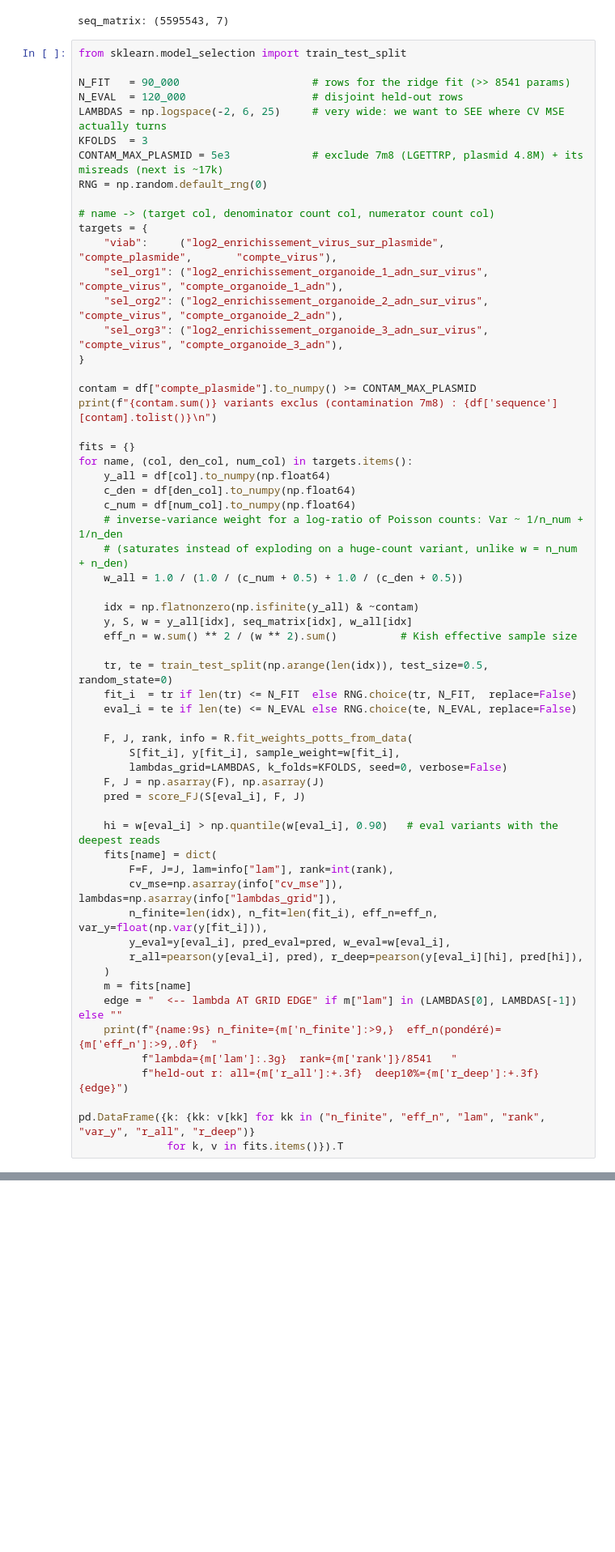
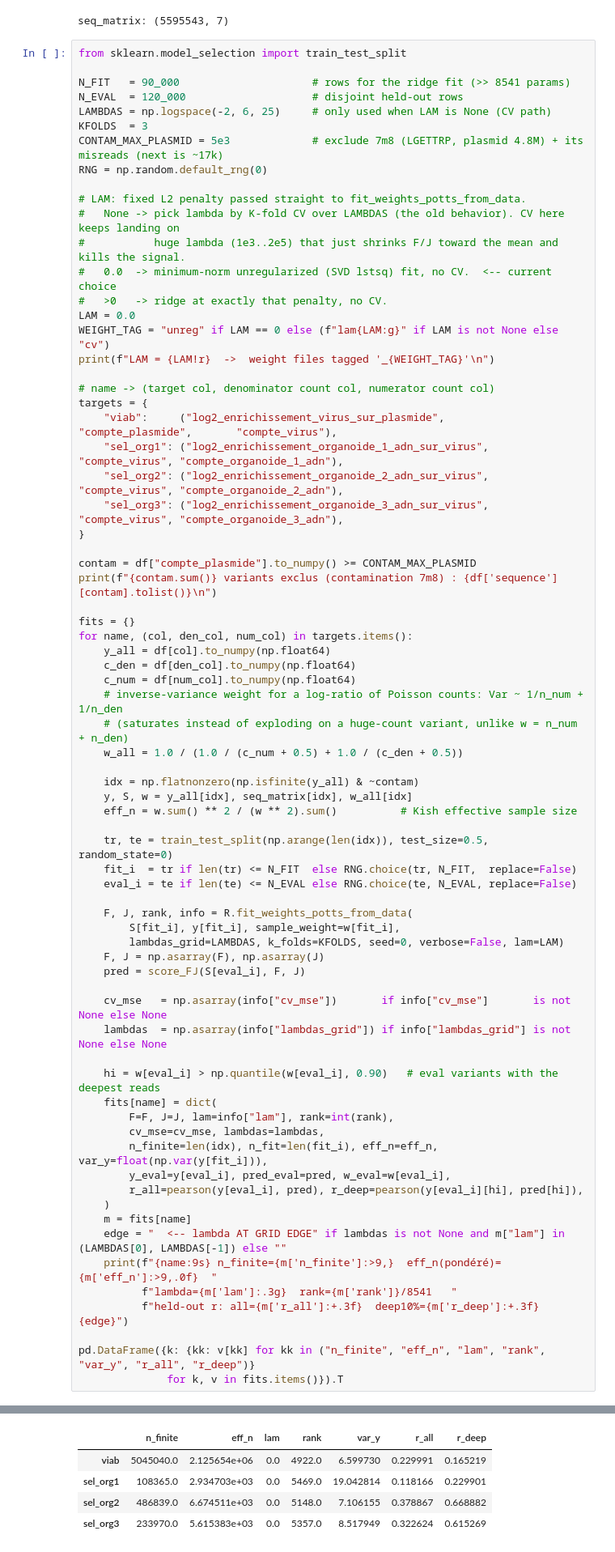
Before and after one commit to merlin-cc/Directed-Evolution-loop, a Jupyter notebook: Modelization_V2/notebooks/notebooks/Selectivity/AAV5/AAV5_SEL_analysis.ipynb, the cells around one changed output, grey strips where cells are left out. Shown at 81% size. Saved outputs shown, nothing was run; the diff lists cells and outputs as text; blank space fills up the shorter version.

```diff
--- a/Modelization_V2/notebooks/notebooks/Selectivity/AAV5/AAV5_SEL_analysis.ipynb
+++ b/Modelization_V2/notebooks/notebooks/Selectivity/AAV5/AAV5_SEL_analysis.ipynb
@@ -251,10 +251,19 @@ from sklearn.model_selection import train_test_split
 
 N_FIT   = 90_000                     # rows for the ridge fit (>> 8541 params)
 N_EVAL  = 120_000                    # disjoint held-out rows
-LAMBDAS = np.logspace(-2, 6, 25)     # very wide: we want to SEE where CV MSE actually turns
+LAMBDAS = np.logspace(-2, 6, 25)     # only used when LAM is None (CV path)
 KFOLDS  = 3
 CONTAM_MAX_PLASMID = 5e3             # exclude 7m8 (LGETTRP, plasmid 4.8M) + its misreads (next is ~17k)
 RNG = np.random.default_rng(0)
+
+# LAM: fixed L2 penalty passed straight to fit_weights_potts_from_data.
+#   None -> pick lambda by K-fold CV over LAMBDAS (the old behavior). CV here keeps landing on
+#           huge lambda (1e3..2e5) that just shrinks F/J toward the mean and kills the signal.
+#   0.0  -> minimum-norm unregularized (SVD lstsq) fit, no CV.  <-- current choice
+#   >0   -> ridge at exactly that penalty, no CV.
+LAM = 0.0
+WEIGHT_TAG = "unreg" if LAM == 0 else (f"lam{LAM:g}" if LAM is not None else "cv")
+print(f"LAM = {LAM!r}  ->  weight files tagged '_{WEIGHT_TAG}'\n")
 
 # name -> (target col, denominator count col, numerator count col)
 targets = {
@@ -286,20 +295,23 @@ for name, (col, den_col, num_col) in targets.items():
 
     F, J, rank, info = R.fit_weights_potts_from_data(
         S[fit_i], y[fit_i], sample_weight=w[fit_i],
-        lambdas_grid=LAMBDAS, k_folds=KFOLDS, seed=0, verbose=False)
+        lambdas_grid=LAMBDAS, k_folds=KFOLDS, seed=0, verbose=False, lam=LAM)
     F, J = np.asarray(F), np.asarray(J)
     pred = score_FJ(S[eval_i], F, J)
+
+    cv_mse   = np.asarray(info["cv_mse"])       if info["cv_mse"]       is not None else None
+    lambdas  = np.asarray(info["lambdas_grid"]) if info["lambdas_grid"] is not None else None
 
     hi = w[eval_i] > np.quantile(w[eval_i], 0.90)   # eval variants with the deepest reads
     fits[name] = dict(
         F=F, J=J, lam=info["lam"], rank=int(rank),
-        cv_mse=np.asarray(info["cv_mse"]), lambdas=np.asarray(info["lambdas_grid"]),
+        cv_mse=cv_mse, lambdas=lambdas,
         n_finite=len(idx), n_fit=len(fit_i), eff_n=eff_n, var_y=float(np.var(y[fit_i])),
         y_eval=y[eval_i], pred_eval=pred, w_eval=w[eval_i],
         r_all=pearson(y[eval_i], pred), r_deep=pearson(y[eval_i][hi], pred[hi]),
     )
     m = fits[name]
-    edge = "  <-- lambda AT GRID EDGE" if m["lam"] in (LAMBDAS[0], LAMBDAS[-1]) else ""
+    edge = "  <-- lambda AT GRID EDGE" if lambdas is not None and m["lam"] in (LAMBDAS[0], LAMBDAS[-1]) else ""
     print(f"{name:9s} n_finite={m['n_finite']:>9,}  eff_n(pondéré)={m['eff_n']:>9,.0f}  "
           f"lambda={m['lam']:.3g}  rank={m['rank']}/8541   "
           f"held-out r: all={m['r_all']:+.3f}  deep10%={m['r_deep']:+.3f}{edge}")
@@ -313,3 +330,8 @@ sel_org1  n_finite=  108,365  eff_n(pondéré)=    2,935  lambda=2.15e+05  rank=
+|  | n_finite | eff_n | lam | rank | var_y | r_all | r_deep |
+| viab | 5045040.0 | 2.125654e+06 | 0.0 | 4922.0 | 6.599730 | 0.229991 | 0.165219 |
+| sel_org1 | 108365.0 | 2.934703e+03 | 0.0 | 5469.0 | 19.042814 | 0.118166 | 0.229901 |
+| sel_org2 | 486839.0 | 6.674511e+03 | 0.0 | 5148.0 | 7.106155 | 0.378867 | 0.668882 |
+| sel_org3 | 233970.0 | 5.615383e+03 | 0.0 | 5357.0 | 8.517949 | 0.322624 | 0.615269 |
 # %% [markdown]
 ### 3a. Diagnostic de la régression — pourquoi λ ?
 
```
Also changed, not shown: parts of 5 cells of this notebook, 7 other files.
